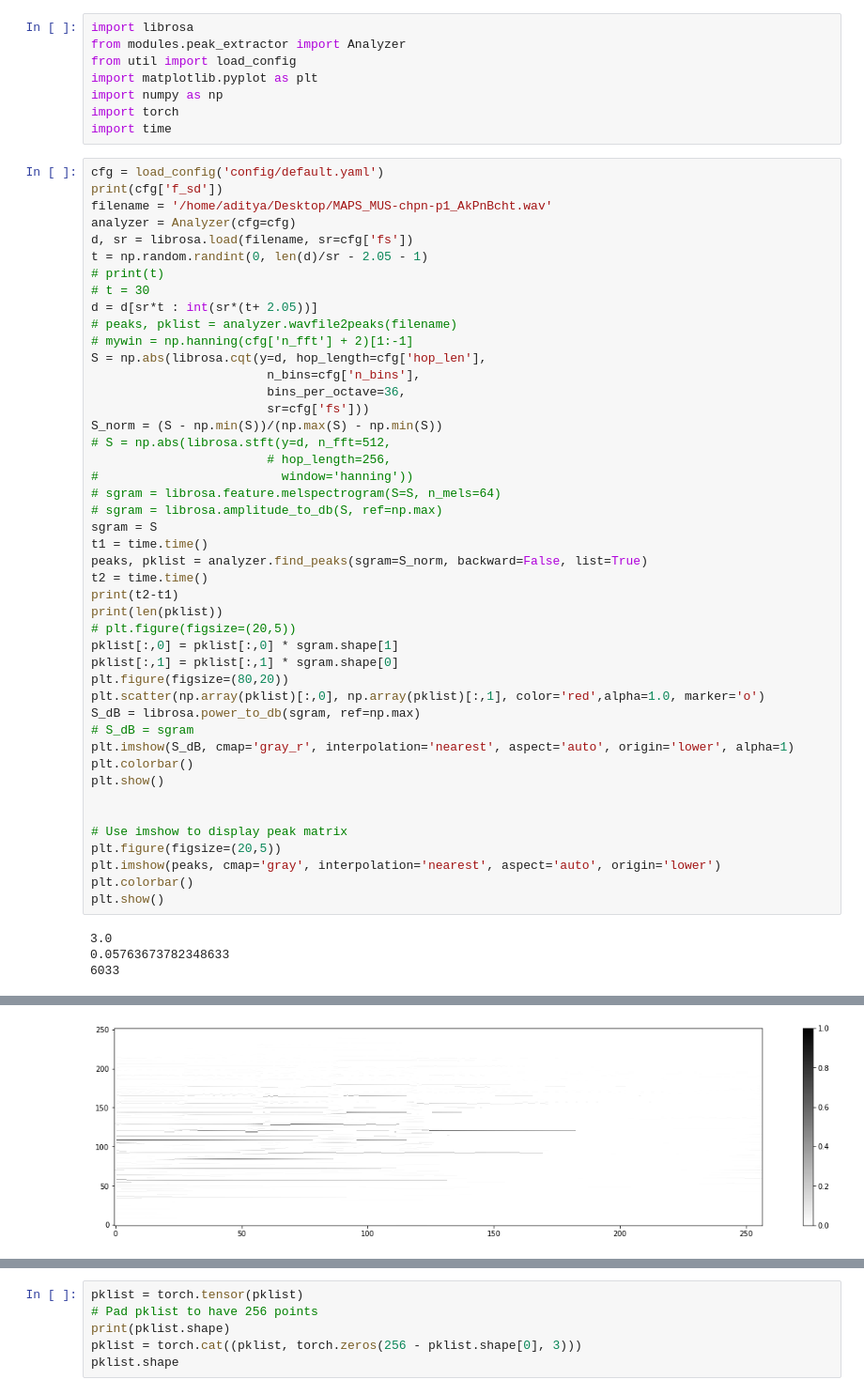
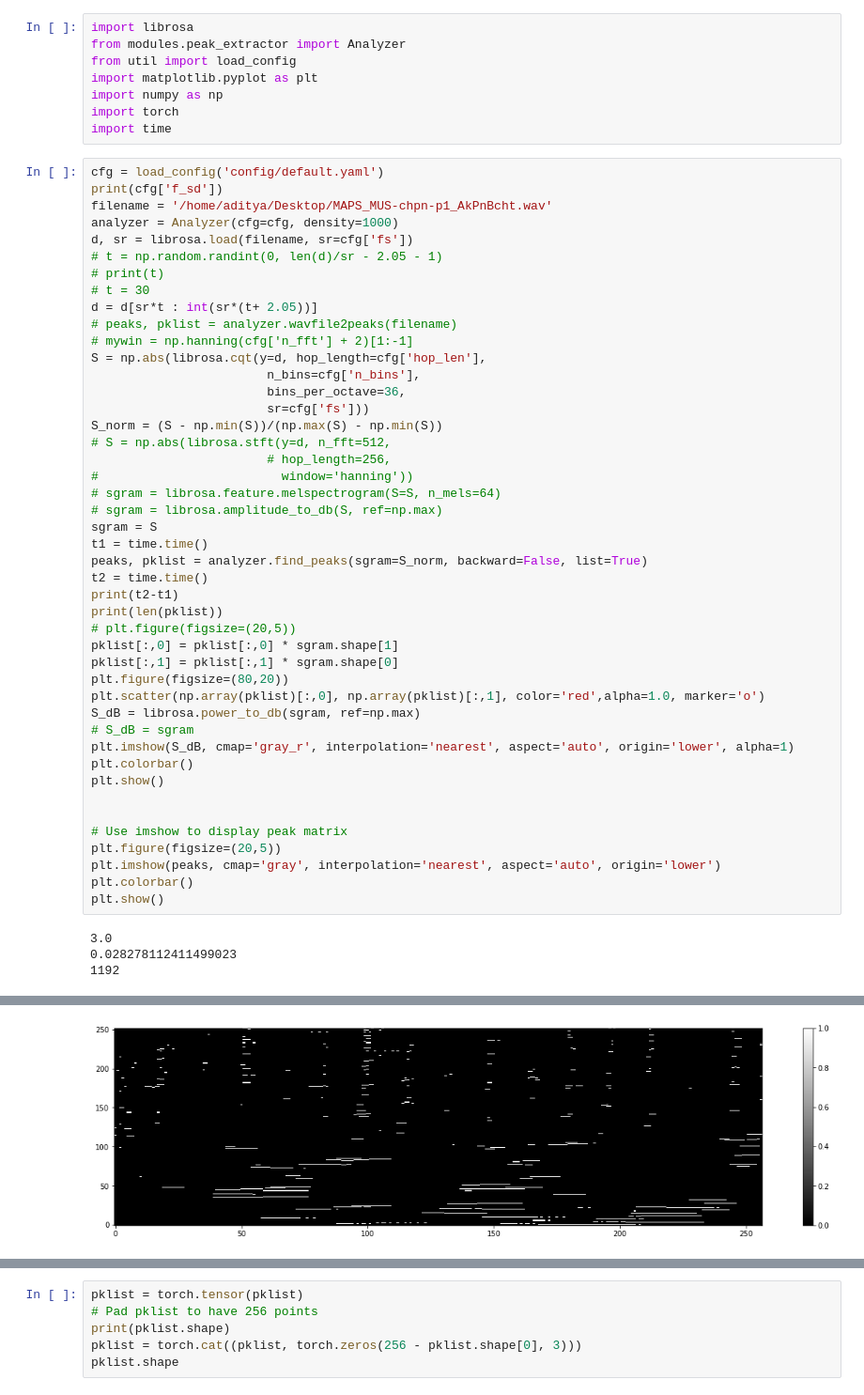
Before and after one commit to chymaera96/NeuralFingerPaint, a Jupyter notebook: demo.ipynb, the cells around one changed output, grey strips where cells are left out. Shown at 94% size. Saved outputs shown, nothing was run; the diff lists cells and outputs as text.

```diff
--- a/demo.ipynb
+++ b/demo.ipynb
@@ -10,9 +10,9 @@ import time
 cfg = load_config('config/default.yaml')
 print(cfg['f_sd'])
 filename = '/home/aditya/Desktop/MAPS_MUS-chpn-p1_AkPnBcht.wav'
-analyzer = Analyzer(cfg=cfg)
+analyzer = Analyzer(cfg=cfg, density=1000)
 d, sr = librosa.load(filename, sr=cfg['fs'])
-t = np.random.randint(0, len(d)/sr - 2.05 - 1)
+# t = np.random.randint(0, len(d)/sr - 2.05 - 1)
 # print(t)
 # t = 30
 d = d[sr*t : int(sr*(t+ 2.05))]
@@ -53,5 +53,5 @@ plt.colorbar()
 plt.show()
 # %% [output]
 3.0
-0.05763673782348633
-6033
+0.028278112411499023
+1192
@@ -59,2 +59,2 @@ plt.show()
-[figure, old version]
+[figure, new version]
 # %%
```
Also changed, not shown: parts of 3 cells of this notebook, 1 other file.
